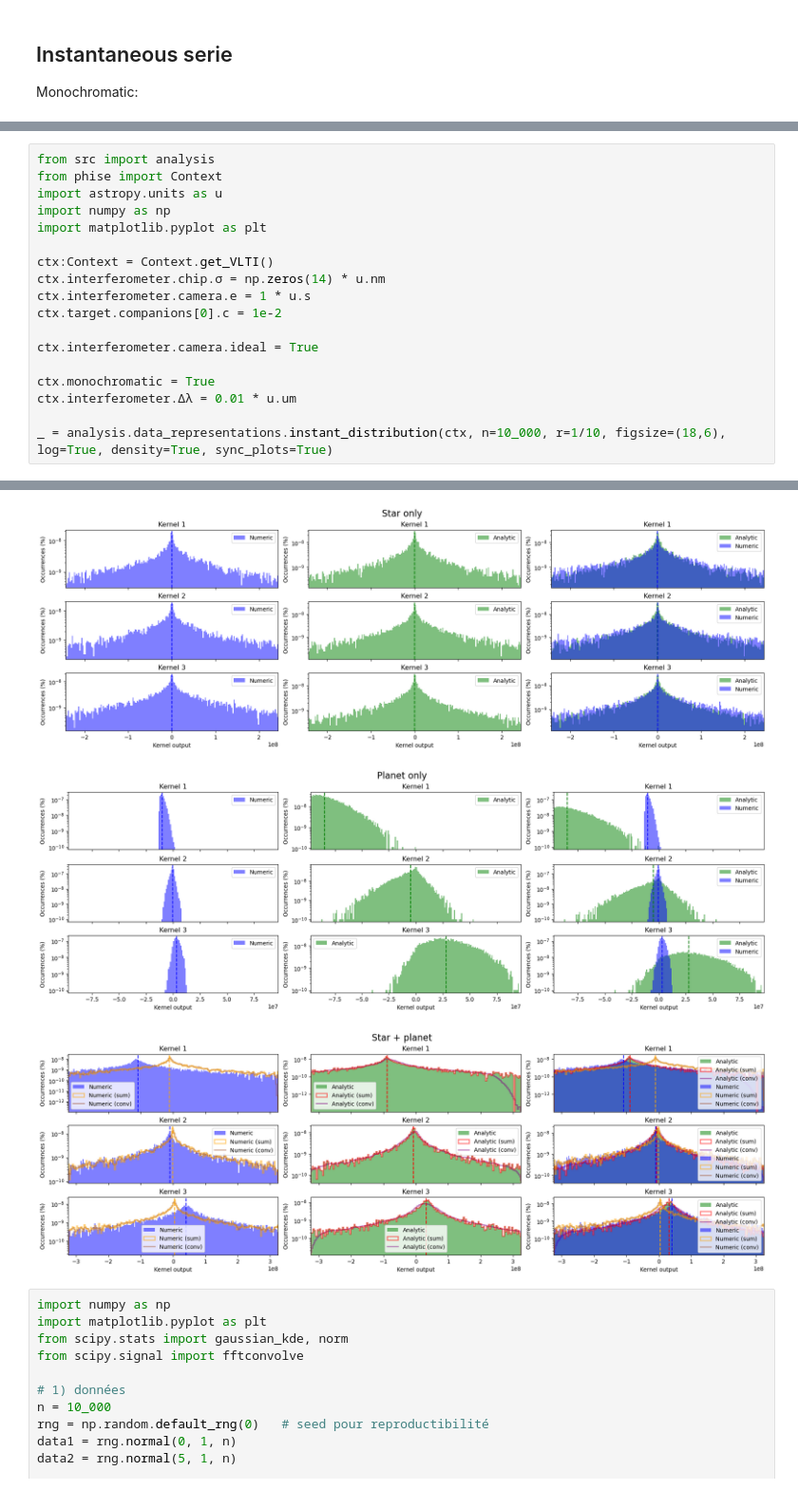
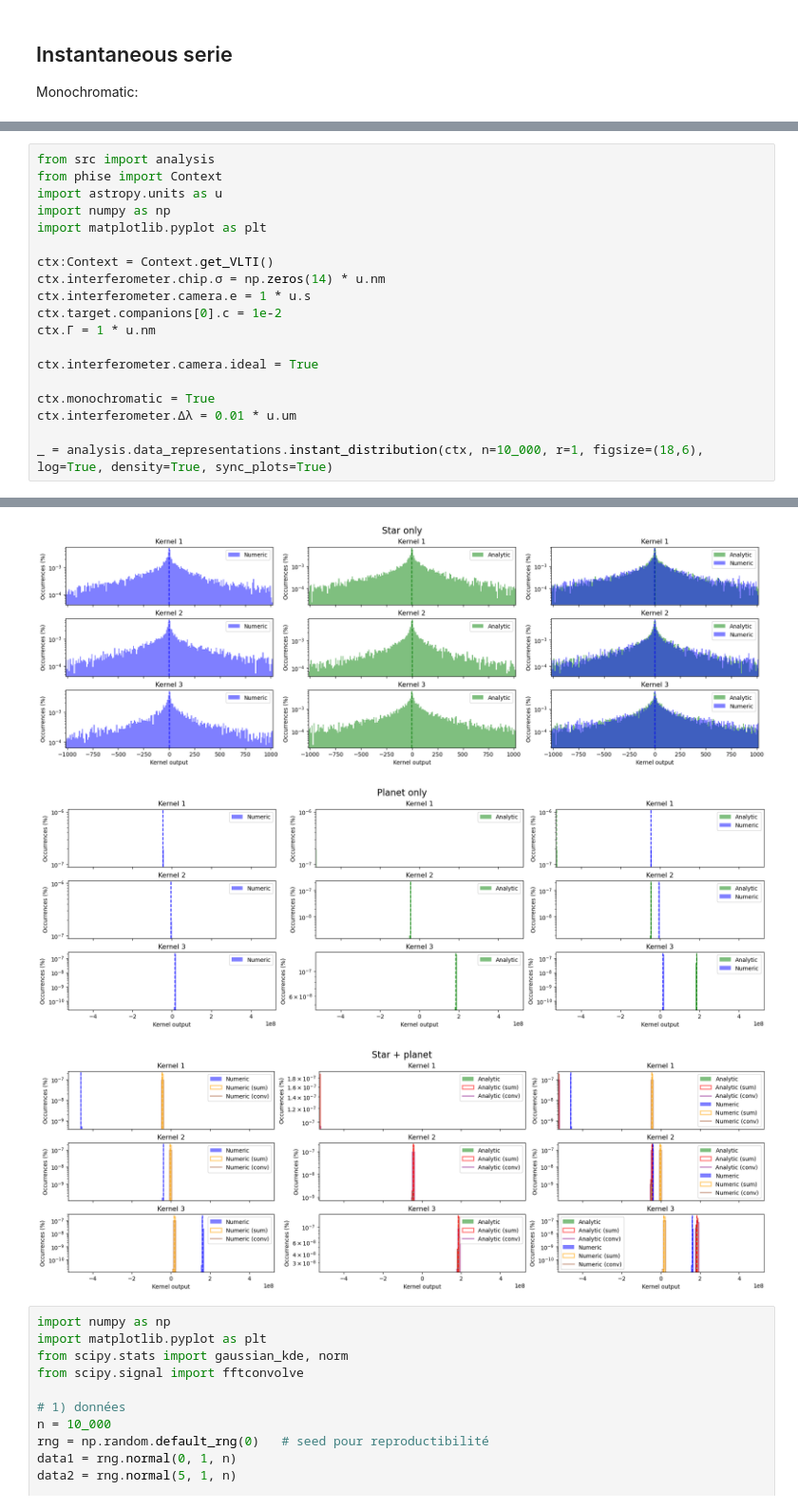
Before and after one commit to VForiel/Thesis, a Jupyter notebook: numerical_simulation.ipynb, the cells around one changed output, grey strips where cells are left out. Shown at 95% size. Saved outputs shown, nothing was run; the diff lists cells and outputs as text.

```diff
--- a/numerical_simulation.ipynb
+++ b/numerical_simulation.ipynb
@@ -501,12 +521,13 @@ ctx:Context = Context.get_VLTI()
 ctx.interferometer.chip.σ = np.zeros(14) * u.nm
 ctx.interferometer.camera.e = 1 * u.s
 ctx.target.companions[0].c = 1e-2
+ctx.Γ = 1 * u.nm
 
 ctx.interferometer.camera.ideal = True
 
 ctx.monochromatic = True
 ctx.interferometer.Δλ = 0.01 * u.um
 
-_ = analysis.data_representations.instant_distribution(ctx, n=10_000, r=1/10, figsize=(18,6), log=True, density=True, sync_plots=True)
+_ = analysis.data_representations.instant_distribution(ctx, n=10_000, r=1, figsize=(18,6), log=True, density=True, sync_plots=True)
 # %% [output]
 Numerical model:
@@ -520,6 +542,6 @@ Analytical model:
-[figure, old version]
+[figure, new version]
-[figure, old version]
+[figure, new version]
-[figure, old version]
+[figure, new version]
 # %%
 import numpy as np
 import matplotlib.pyplot as plt
```
Also changed, not shown: parts of 3 cells of this notebook, 4 other files.
